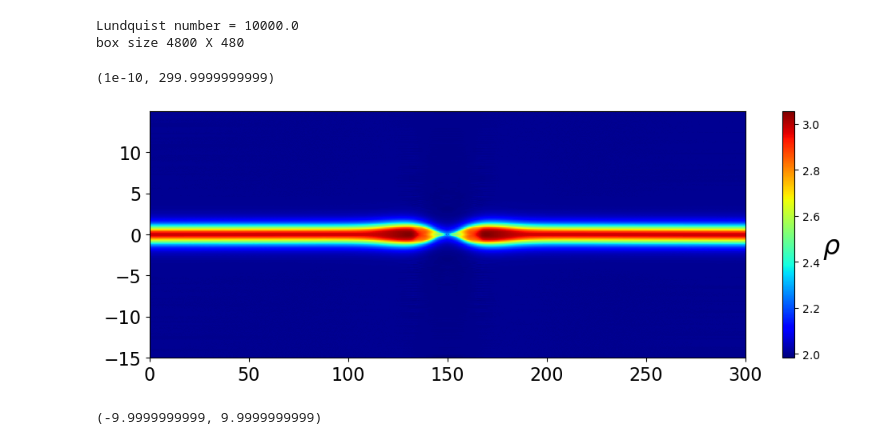
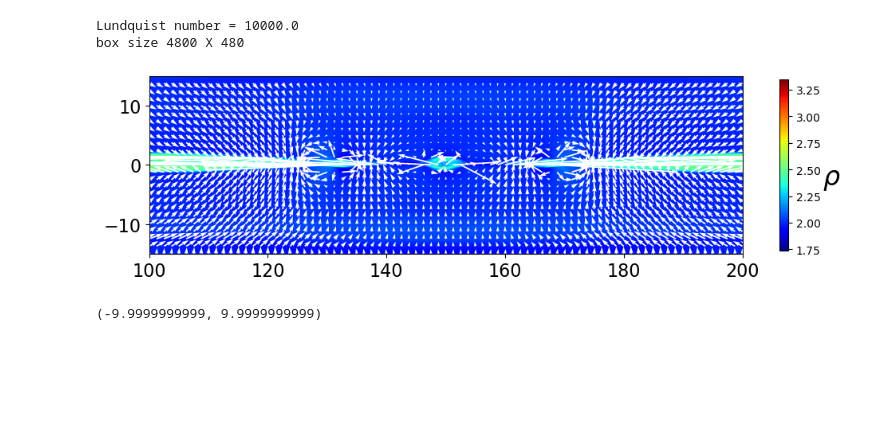
Before and after one commit to keita-akutagawa/ResistiveMHD_GPU, a Jupyter notebook: examples_2D/plasmoid_single/plasmoid.ipynb, the cells around one changed output. Saved outputs shown, nothing was run; the diff lists cells and outputs as text; code cells hidden in the pictures; blank space fills up the shorter version.

```diff
--- a/examples_2D/plasmoid_single/plasmoid.ipynb
+++ b/examples_2D/plasmoid_single/plasmoid.ipynb
@@ -32,42 +32,42 @@ box size 4800 X 480
 # %%
 fig = plt.figure(figsize=(12, 4))
 ax1 = fig.add_subplot(111)
 
-dirname = "results_plasmoid_eta=10000_grid=16"
+dirname = "results_plasmoid_eta=10000_grid=8"
 #log = np.loadtxt(f"{dirname}/log_plasmoid.txt", delimiter=',')
-step = 22000
+step = 15000
 filename = f"{dirname}/plasmoid_{step}.bin"
 with open(filename, 'rb') as f:
     U = np.fromfile(f, dtype=np.float32)
 U = U.reshape(nx, ny, 8).T
 
 rho = U[0, :, :]
 u = U[1, :, :] / rho
 v = U[2, :, :] / rho
 w = U[3, :, :] / rho
 Bx = U[4, :, :]
 By = U[5, :, :]
 Bz = U[6, :, :]
 e = U[7, :, :]
 p = (gamma-1) * (e - rho*(u**2+v**2+w**2)/2 - (Bx**2+By**2+Bz**2)/2)
 magnetic_pressure = 1/2 * (Bx**2+By**2+Bz**2)
 pT = p + magnetic_pressure
 
 contour = ax1.pcolormesh(X, Y, rho, cmap='jet')
-cbar = plt.colorbar(contour, ax=ax1)
+cbar = plt.colorbar(contour, ax=ax1, shrink=0.7)
 cbar.set_label(r"$\rho$", fontsize=24, rotation=0, labelpad=10)
-quiver_interval = 20
-#ax1.quiver(X[::quiver_interval, ::quiver_interval], Y[::quiver_interval, ::quiver_interval],
-#        u[::quiver_interval, ::quiver_interval], v[::quiver_interval, ::quiver_interval],
-#        scale=2.0, color='white')
+quiver_interval = 10
+ax1.quiver(X[::quiver_interval, ::quiver_interval], Y[::quiver_interval, ::quiver_interval],
+        u[::quiver_interval, ::quiver_interval], v[::quiver_interval, ::quiver_interval],
+        scale=2.0, color='white')
 
 #ax1.text(0.8, 1.02, f"t = {log[int(step/100)][1]:.3f}", transform=ax1.transAxes, fontsize=16)
 ax1.tick_params(labelsize=16)
-ax1.set_xlim(+1e-10, x_max-1e-10)
+ax1.set_xlim(x_max/2 - 50, x_max/2 + 50)
 #ax1.set_ylim(-y_max+1e-10, y_max-1e-10)
+ax1.set_aspect("equal")
 # %% [output]
-(1e-10, 299.9999999999)
-[figure, old version]
+[figure, new version]
 # %%
 fig = plt.figure(figsize=(8, 4))
 ax1 = fig.add_subplot(111)
```
Also changed, not shown: parts of 1 cell of this notebook, 1 other file.
